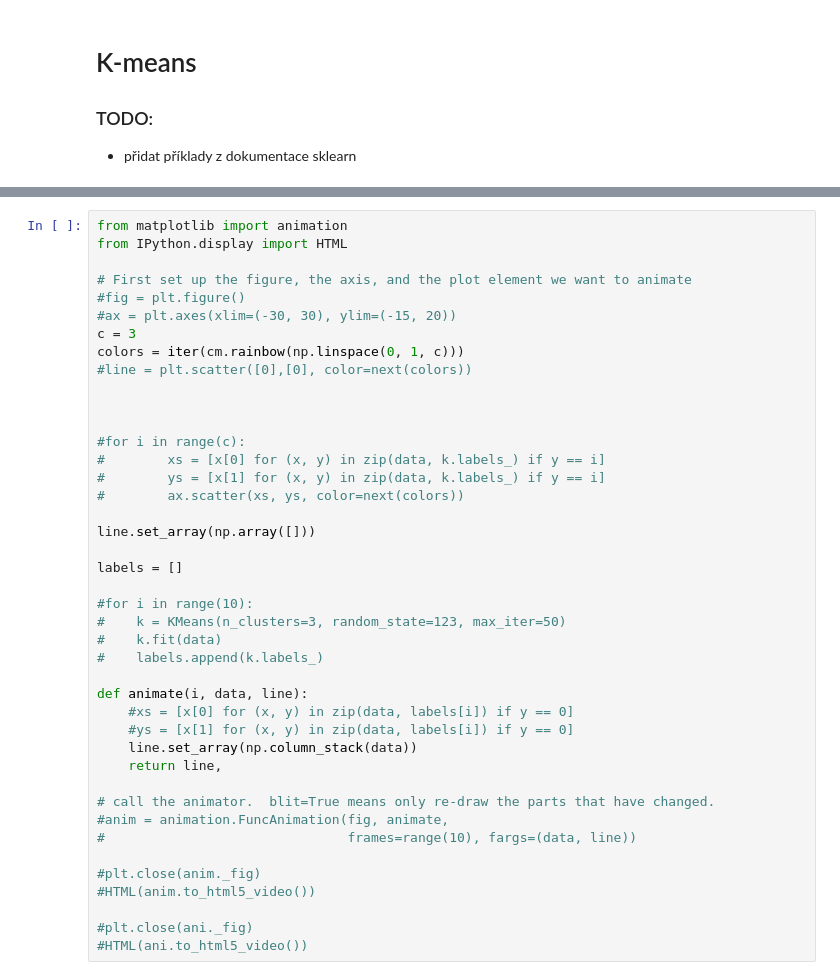
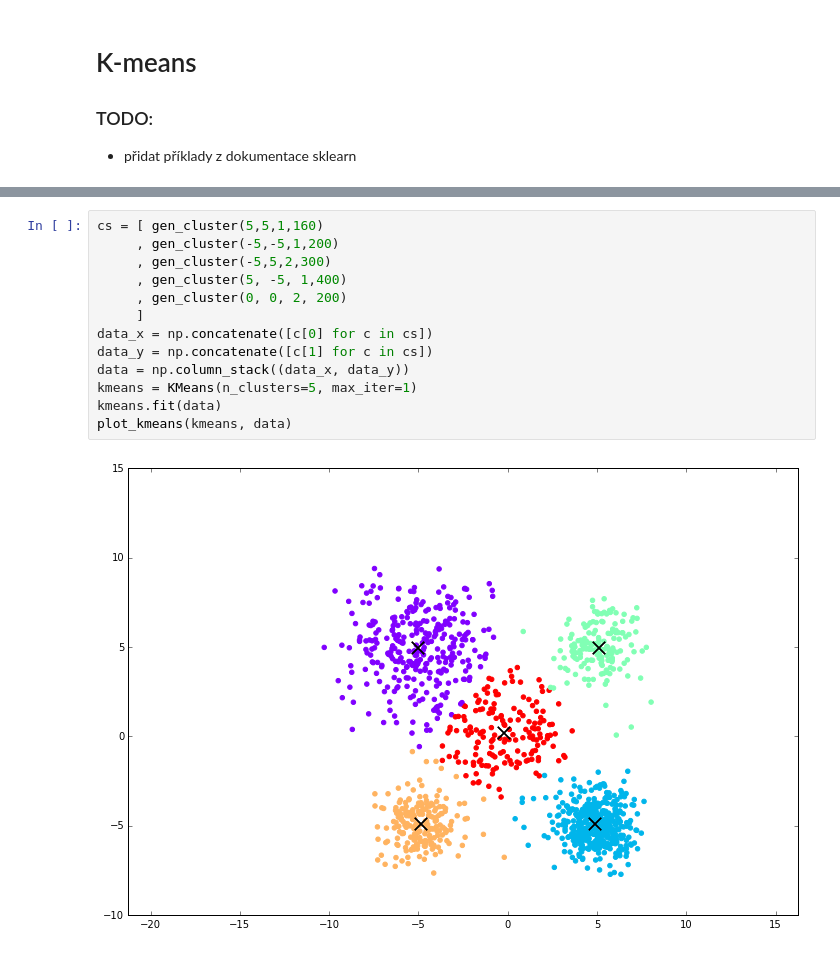
Before and after one commit to tomasmcz/su4ss, a Jupyter notebook: 04 K-means.ipynb, the cells around one changed output, grey strips where cells are left out. Drawn from its saved outputs; the diff is of its cells as text.

Commit message:
nejvíc animované k_means

```diff
--- a/04 K-means.ipynb
+++ b/04 K-means.ipynb
@@ -74,42 +78,15 @@ plot_kmeans(kmeans, data)
-# %%
-from matplotlib import animation
-from IPython.display import HTML
-
-# First set up the figure, the axis, and the plot element we want to animate
-#fig = plt.figure()
-#ax = plt.axes(xlim=(-30, 30), ylim=(-15, 20))
-c = 3
-colors = iter(cm.rainbow(np.linspace(0, 1, c)))
-#line = plt.scatter([0],[0], color=next(colors))
-
-
-
-#for i in range(c):
-#        xs = [x[0] for (x, y) in zip(data, k.labels_) if y == i]
-#        ys = [x[1] for (x, y) in zip(data, k.labels_) if y == i]
-#        ax.scatter(xs, ys, color=next(colors))
-
-line.set_array(np.array([]))
-
-labels = []
-
-#for i in range(10):
-#    k = KMeans(n_clusters=3, random_state=123, max_iter=50)
-#    k.fit(data)
-#    labels.append(k.labels_)
-
-def animate(i, data, line):
-    #xs = [x[0] for (x, y) in zip(data, labels[i]) if y == 0]
-    #ys = [x[1] for (x, y) in zip(data, labels[i]) if y == 0]
-    line.set_array(np.column_stack(data))
-    return line,
-
-# call the animator.  blit=True means only re-draw the parts that have changed.
-#anim = animation.FuncAnimation(fig, animate,
-#                               frames=range(10), fargs=(data, line))
-
-#plt.close(anim._fig)
-#HTML(anim.to_html5_video())
-
-#plt.close(ani._fig)
-#HTML(ani.to_html5_video())
+# %%
+cs = [ gen_cluster(5,5,1,160)
+     , gen_cluster(-5,-5,1,200)
+     , gen_cluster(-5,5,2,300)
+     , gen_cluster(5, -5, 1,400)
+     , gen_cluster(0, 0, 2, 200)
+     ]
+data_x = np.concatenate([c[0] for c in cs])
+data_y = np.concatenate([c[1] for c in cs])
+data = np.column_stack((data_x, data_y))
+kmeans = KMeans(n_clusters=5, max_iter=1)
+kmeans.fit(data)
+plot_kmeans(kmeans, data)
+# %% [output]
+[figure, added]
```
Also changed, not shown: parts of 9 cells of this notebook.
